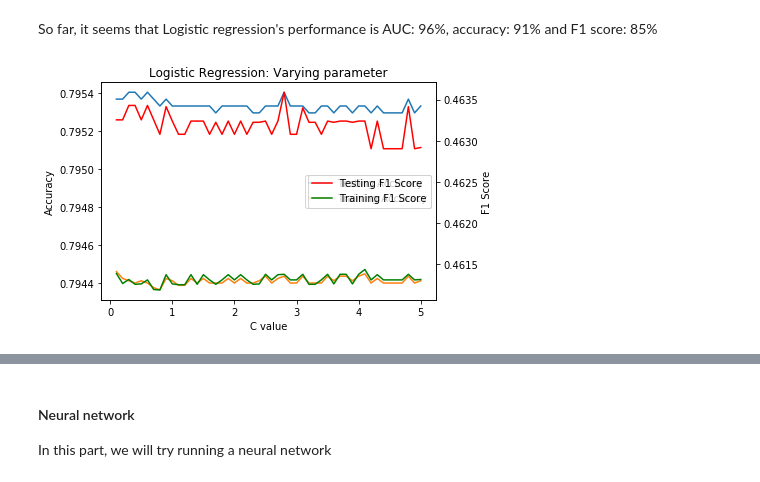
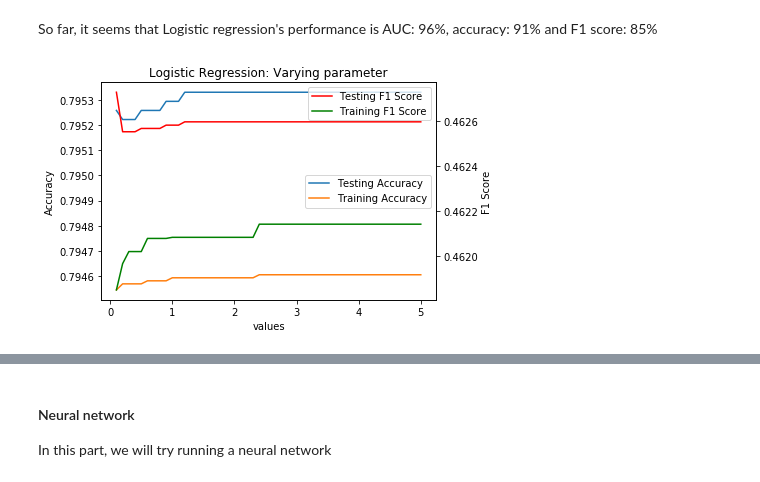
Before and after one commit to marwanmaalouf/EECE633_Project, a Jupyter notebook: EECE633_Python.ipynb, the cells around one changed output, grey strips where cells are left out. Cells and saved outputs as stored; diff of their text form; code cells hidden in the pictures.

```diff
--- a/EECE633_Python.ipynb
+++ b/EECE633_Python.ipynb
@@ -287,3 +289,14 @@ print(data['Ratio_Adjusted'].unique())
   0.21212121  0.46666667  0.15789474  0.4375      0.47058824  0.03921569
   0.01960784  0.02325581  0.05357143  0.15151515  0.04255319  0.16216216
   0.05714286  0.05769231  0.13793103]
+# %%
+winter_season = [1, 2, 10, 11, 12]
+def computeSeason(row):
+    month = row['Appointment_Date_Month']
+    if(month in winter_season):
+        return 1
+    else:
+        return 0
+
+data['Winter'] = data.apply(computeSeason, axis= 1)
+print(data[['Winter']].sum())
@@ -343,9 +394,22 @@ from sklearn.model_selection import GridSearchCV
 
 
 
-predictors = ['Patient_Age', 'Patient_Gender', 'Patient_Scholarship', 'Patient_Hypertension', 'Patient_Diabetes',
-              'Patient_Alcoholism', 'Patient_Handicap', 'SMS_Received', 'Appointment_Date_Month',
-              'Appointment_ElapsedTime', 'Saturday', 'Ratio_Adjusted']
+predictors = [
+    'Patient_Age',
+    'Patient_Gender',
+    'Patient_Scholarship',
+    'Patient_Hypertension',
+    'Patient_Diabetes',
+    'Patient_Alcoholism',
+    'Patient_Handicap',
+    'SMS_Received',
+    'Appointment_Date_Month',
+    'Appointment_ElapsedTime',
+    'Saturday', 'Ratio_Adjusted',
+    'First_Time',
+    'Previous_Appointment',
+    'No_Show_per_patient'
+             ]
 X = data[predictors]
 y = data.No_Show
 X_train, X_test, y_train, y_test = train_test_split(X, y, test_size=0.25, random_state= 121, stratify= y)
@@ -403,16 +467,16 @@ def gridSearch(model, param_grid, cv, x, y):
     grid.fit(x, y)
     return (grid.best_params_, grid.best_score_)
 # %%
-def parameterTuning(name, train_accuracy, train_f1, test_accuracy, test_f1):
+def parameterTuning(name, train_accuracy, train_f1, test_accuracy, test_f1, values):
     # Generate plot
     plt.title(name +': Varying parameter')
     ax = plt.gca()
     ax2 = ax.twinx()
-    ax.plot(C_values, test_accuracy, label = 'Testing Accuracy')
-    ax.plot(C_values, train_accuracy, label = 'Training Accuracy')
-    ax2.plot(C_values, test_f1, label = 'Testing F1 Score', color='red')
-    ax2.plot(C_values, train_f1, label = 'Training F1 Score', color='green')
-    ax.set_xlabel('C value')
+    ax.plot(values, test_accuracy, label = 'Testing Accuracy')
+    ax.plot(values, train_accuracy, label = 'Training Accuracy')
+    ax2.plot(values, test_f1, label = 'Testing F1 Score', color='red')
+    ax2.plot(values, train_f1, label = 'Training F1 Score', color='green')
+    ax.set_xlabel('values')
     ax.set_ylabel('Accuracy')
     ax2.set_ylabel('F1 Score')
     ax.legend(loc=0)
@@ -460,29 +524,29 @@ So far, it seems that Logistic regression's performance is AUC: 96%, accuracy: 9
 # %%
 # Setup arrays to store train and test accuracies
 C_values = np.linspace(0.1, 5.0, num=50)
 train_accuracy = np.empty(len(C_values))
 test_accuracy = np.empty(len(C_values))
 train_f1 = np.empty(len(C_values))
 test_f1 = np.empty(len(C_values))
 
 # Loop over different values of k
 for i, k in enumerate(C_values):
     logreg = LogisticRegression(C= k)
     logreg.fit(X_train, y_train)
 
     y_pred = logreg.predict(X_train)
     #Compute accuracy on the training set
     train_accuracy[i] = accuracy_score(y_train, y_pred)
     train_f1[i] = f1_score(y_train, y_pred, average="macro")
 
     y_pred = logreg.predict(X_test)
     #Compute accuracy on the testing set
     test_accuracy[i] = accuracy_score(y_test, y_pred)
     test_f1[i] = f1_score(y_test, y_pred, average="macro")
 
-parameterTuning('Logistic Regression', train_accuracy, train_f1, test_accuracy, test_f1)
+parameterTuning('Logistic Regression', train_accuracy, train_f1, test_accuracy, test_f1, C_values)
 # %% [output]
-[figure, old version]
+[figure, new version]
 # %%
 # Setup the hyperparameter grid
 c_space = np.logspace(-5, 8, 15)
```
Also changed, not shown: parts of 24 cells of this notebook.
